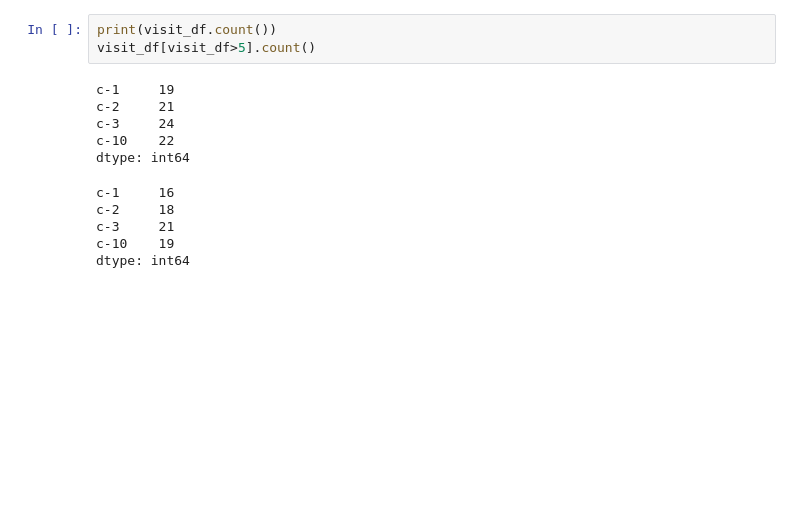
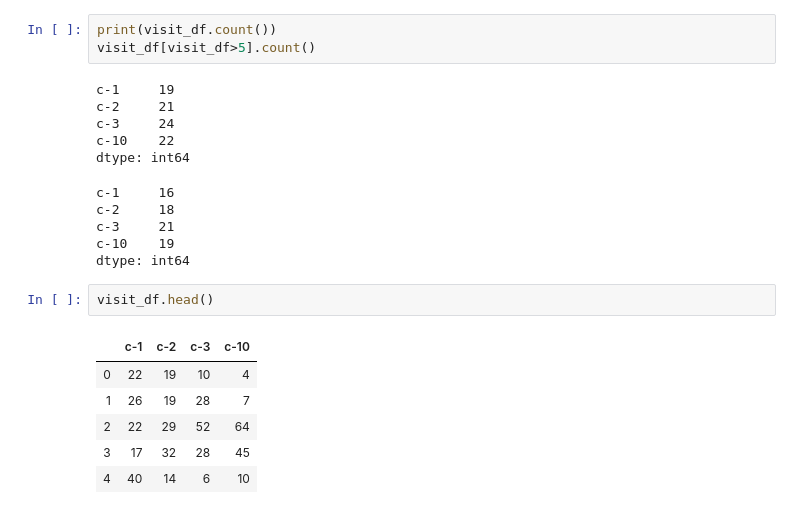
Before and after one commit to TanviDeora/MothLearning, a Jupyter notebook: Step9a-PercentageSuccesful.ipynb, the cells around one changed output. Drawn from its saved outputs; the diff is of its cells as text; blank space fills up the shorter version.

Commit message:
Update Step9a-PercentageSuccesful.ipynb
Added stats for total visits

```diff
--- a/Step9a-PercentageSuccesful.ipynb
+++ b/Step9a-PercentageSuccesful.ipynb
@@ -188,3 +188,12 @@ c-2     18
 c-3     21
 c-10    19
 dtype: int64
+# %%
+visit_df.head()
+# %% [output]
+|  | c-1 | c-2 | c-3 | c-10 |
+| 0 | 22 | 19 | 10 | 4 |
+| 1 | 26 | 19 | 28 | 7 |
+| 2 | 22 | 29 | 52 | 64 |
+| 3 | 17 | 32 | 28 | 45 |
+| 4 | 40 | 14 | 6 | 10 |
```
Also changed, not shown: parts of 2 cells of this notebook.
